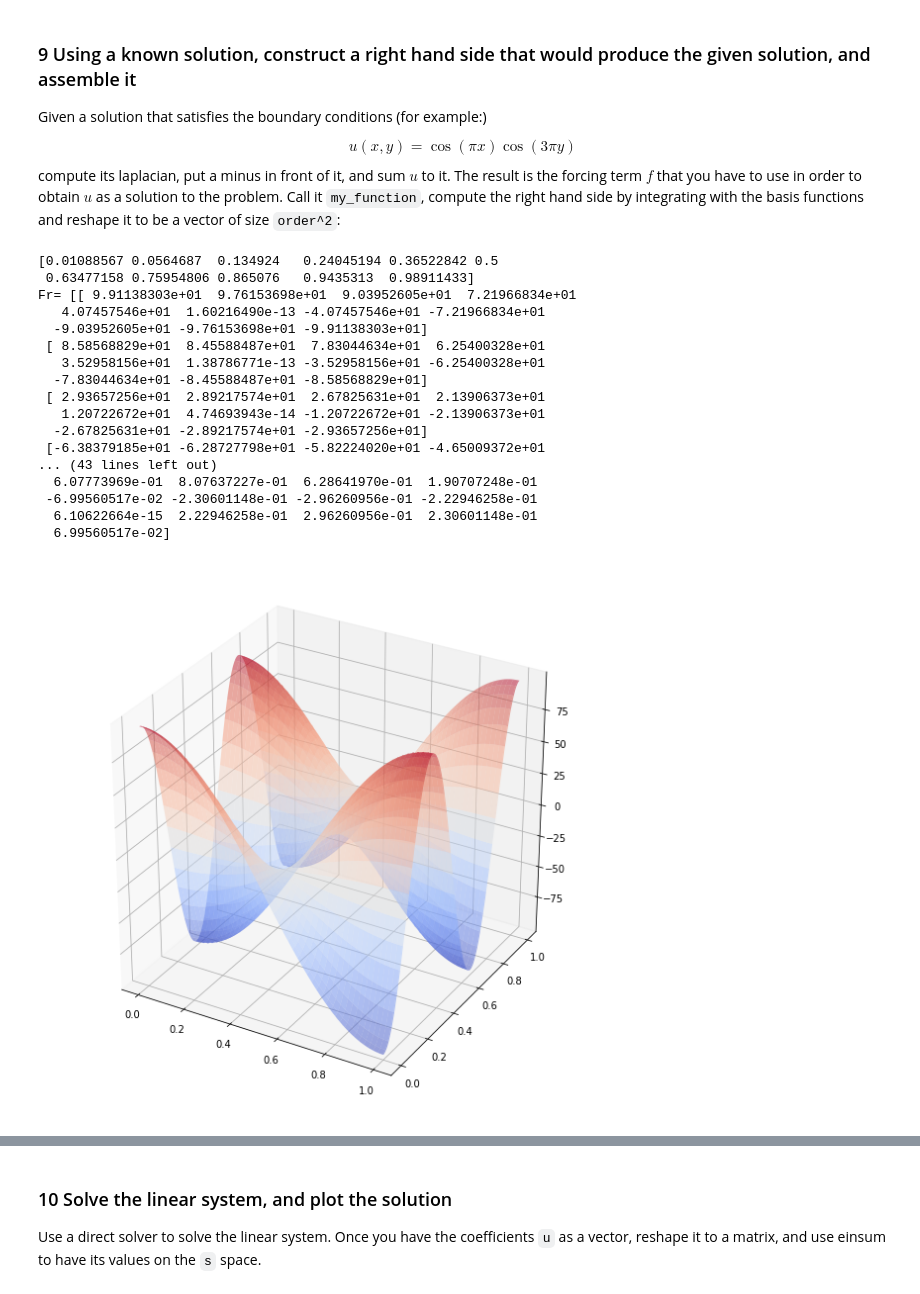
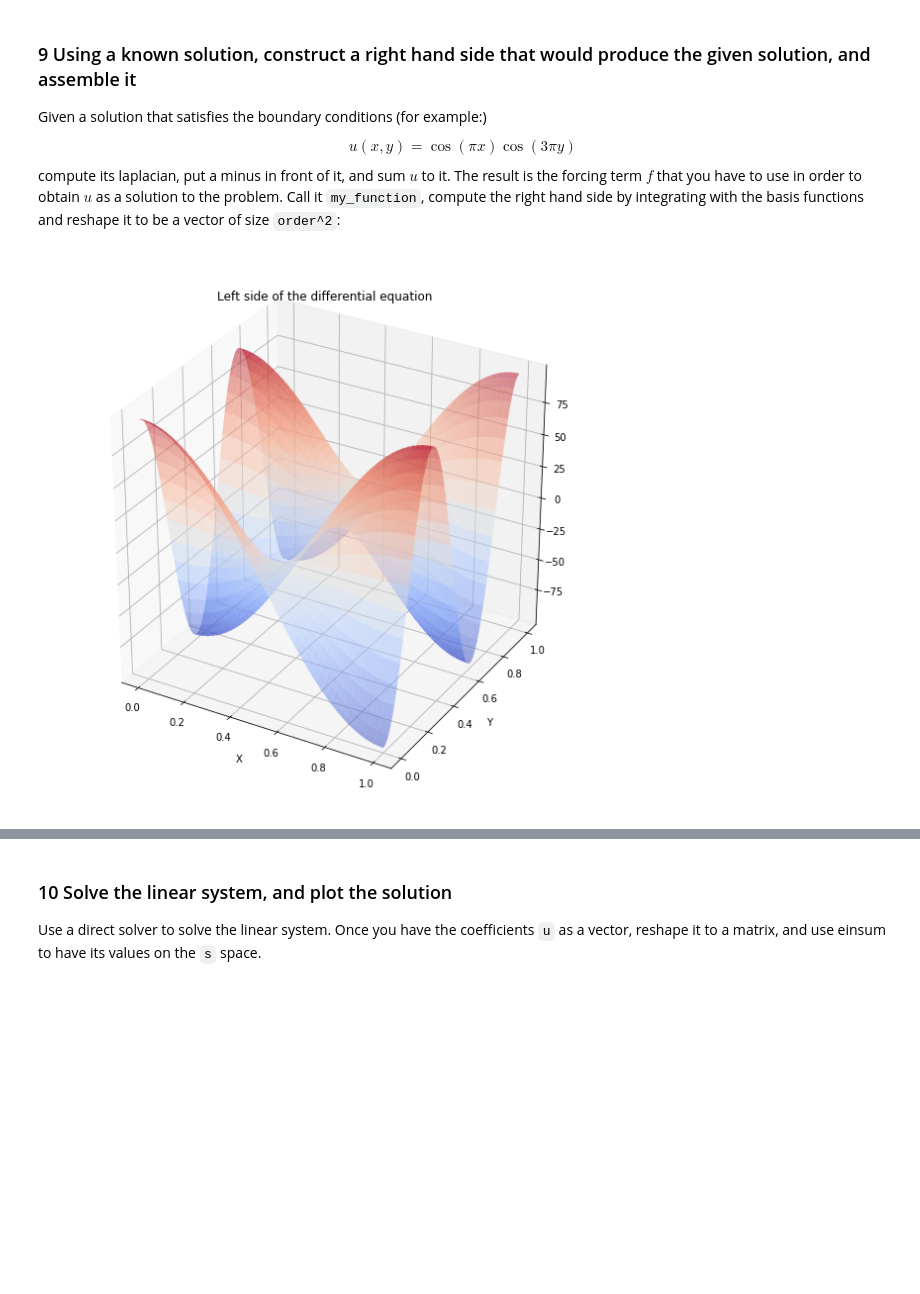
Before and after one commit to DomagojKorais/P1.4_seed, a Jupyter notebook: FinalProject.ipynb, the cells around one changed output, grey strips where cells are left out. Saved outputs shown, nothing was run; the diff lists cells and outputs as text; code cells hidden in the pictures; blank space fills up the shorter version.

```diff
--- a/FinalProject.ipynb
+++ b/FinalProject.ipynb
@@ -419,55 +363,41 @@ def my_function(x,y):
 
     #computing laplacian
     dx_u=u.diff(xx,2)
     dy_u=u.diff(yy,2)
     lap_u=dx_u+dy_u
     #defining the function
     function = - lap_u + u
     f = sym.lambdify((xx,yy),function,"numpy")
     F=f(x,y)
     return F
 
 #prove sul laplaciano visto che non funzia qualcosa
 
 
 
-print(Qr)
+#print(Qr)
 Q2r = meshgrid(Qr,Qr)
 
 Fr = my_function(Q2r[0],Q2r[1])
-print("Fr=",Fr)
+#print("Fr=",Fr)
 
-#plotting the original function
+#plotting the function
 fig = figure(figsize=[10,10])
 ax = fig.gca(projection='3d')
 X = meshgrid(s, s)
+ax.set_xlabel("X")
+ax.set_ylabel("Y")
+ax.set_title("Left side of the differential equation")#Same as u but different amplitude, ok!
 surf3 = ax.plot_surface(X[0], X[1], my_function(X[0],X[1]), rstride=5, cstride=5, cmap=cm.coolwarm, alpha=0.5)
 
 
 
 
-print(W2r.shape)
-print(Fr.shape)
-print(V2r.shape)
+#print(W2r.shape)
+#print(Fr.shape)
+#print(V2r.shape)
 b = einsum('ijqr, qr, qr', V2r, Fr, W2r)
 b = b.reshape((order**2))
-print(b)
+#print(b)
 # %% [output]
-[0.01088567 0.0564687  0.134924   0.24045194 0.36522842 0.5
- 0.63477158 0.75954806 0.865076   0.9435313  0.98911433]
-Fr= [[ 9.91138303e+01  9.76153698e+01  9.03952605e+01  7.21966834e+01
-   4.07457546e+01  1.60216490e-13 -4.07457546e+01 -7.21966834e+01
-  -9.03952605e+01 -9.76153698e+01 -9.91138303e+01]
- [ 8.58568829e+01  8.45588487e+01  7.83044634e+01  6.25400328e+01
-   3.52958156e+01  1.38786771e-13 -3.52958156e+01 -6.25400328e+01
-  -7.83044634e+01 -8.45588487e+01 -8.58568829e+01]
- [ 2.93657256e+01  2.89217574e+01  2.67825631e+01  2.13906373e+01
-   1.20722672e+01  4.74693943e-14 -1.20722672e+01 -2.13906373e+01
-  -2.67825631e+01 -2.89217574e+01 -2.93657256e+01]
- [-6.38379185e+01 -6.28727798e+01 -5.82224020e+01 -4.65009372e+01
-... (43 lines left out)
-  6.07773969e-01  8.07637227e-01  6.28641970e-01  1.90707248e-01
- -6.99560517e-02 -2.30601148e-01 -2.96260956e-01 -2.22946258e-01
-  6.10622664e-15  2.22946258e-01  2.96260956e-01  2.30601148e-01
-  6.99560517e-02]
-[figure, old version]
+[figure, new version]
```
Also changed, not shown: parts of 18 cells of this notebook.
